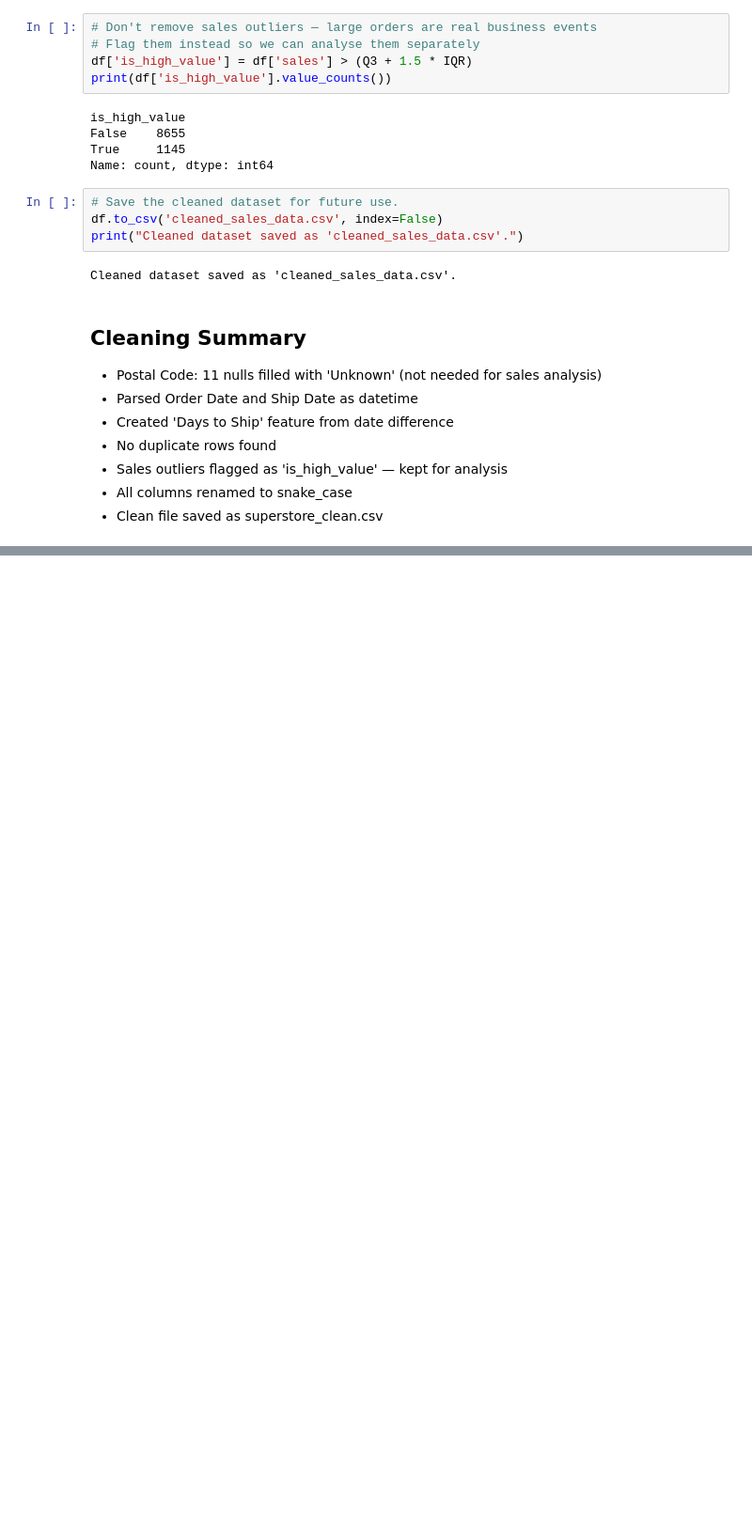
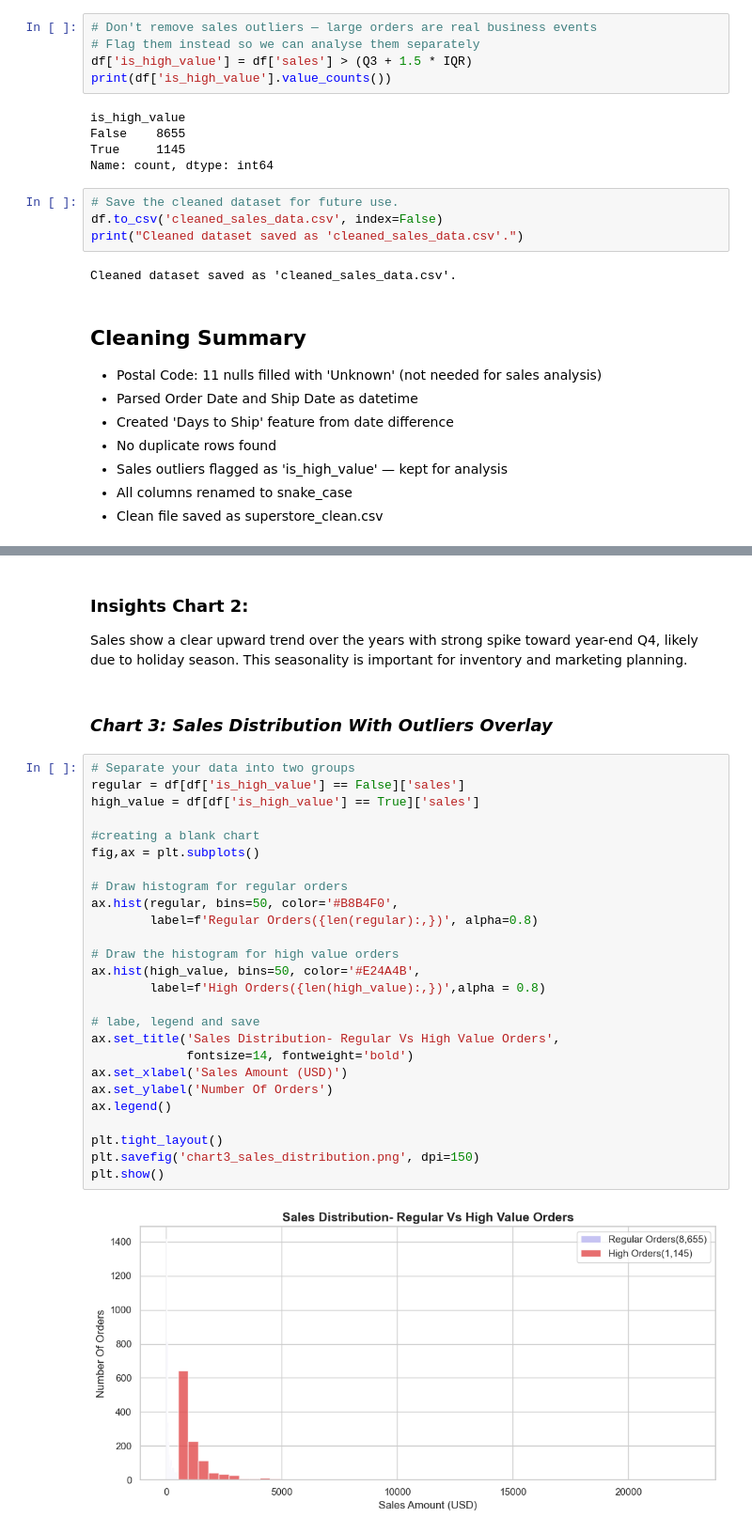
Before and after one commit to ahtisham34-tech/Data-Analyst-Portfolio, a Jupyter notebook: eda.ipynb, the cells around one changed output, grey strips where cells are left out. Shown at 94% size. Drawn from its saved outputs; the diff is of its cells as text; blank space fills up the shorter version.

```diff
--- a/eda.ipynb
+++ b/eda.ipynb
@@ -233,0 +302,34 @@ Cleaned dataset saved as 'cleaned_sales_data.csv'.
+# %% [markdown]
+### Insights Chart 2:
+Sales show a clear upward trend over the years with strong spike toward year-end Q4,
+likely due to holiday season. This seasonality is important for inventory and marketing planning.
+# %% [markdown]
+### *Chart 3: Sales Distribution With Outliers Overlay*
+# %%
+# Separate your data into two groups
+regular = df[df['is_high_value'] == False]['sales']
+high_value = df[df['is_high_value'] == True]['sales']
+
+#creating a blank chart
+fig,ax = plt.subplots()
+
+# Draw histogram for regular orders
+ax.hist(regular, bins=50, color='#B8B4F0',
+        label=f'Regular Orders({len(regular):,})', alpha=0.8)
+
+# Draw the histogram for high value orders
+ax.hist(high_value, bins=50, color='#E24A4B',
+        label=f'High Orders({len(high_value):,})',alpha = 0.8)
+
+# labe, legend and save
+ax.set_title('Sales Distribution- Regular Vs High Value Orders',
+             fontsize=14, fontweight='bold')
+ax.set_xlabel('Sales Amount (USD)')
+ax.set_ylabel('Number Of Orders')
+ax.legend()
+
+plt.tight_layout()
+plt.savefig('chart3_sales_distribution.png', dpi=150)
+plt.show()
+# %% [output]
+[figure, added]
```
Also changed, not shown: parts of 14 cells of this notebook, 4 other files.
